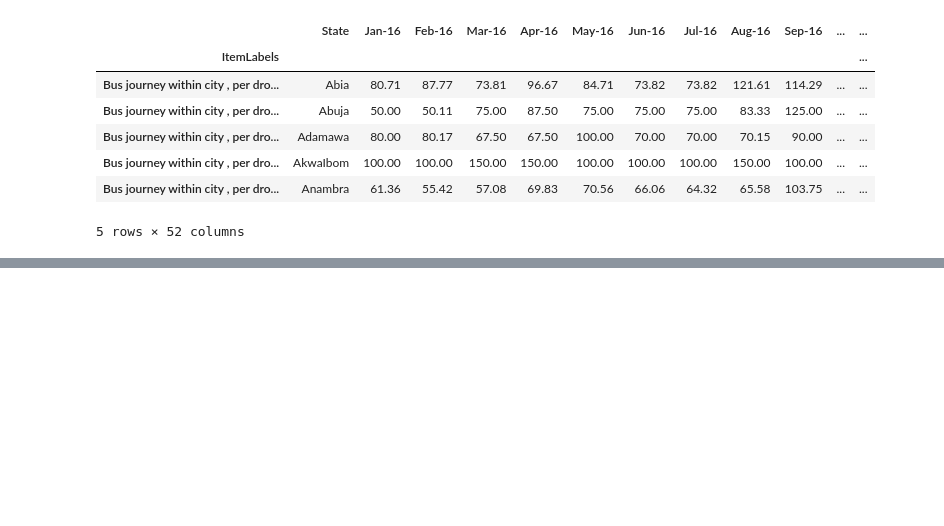
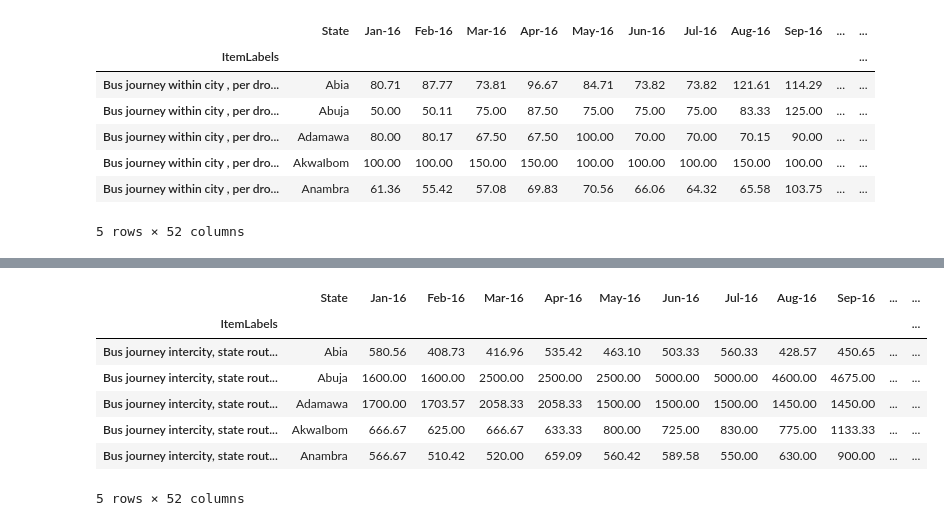
Before and after one commit to imisi-akande/tfare-watch, a Jupyter notebook: InitialDataWrangling.ipynb, the cells around one changed output, grey strips where cells are left out. Saved outputs shown, nothing was run; the diff lists cells and outputs as text; code cells hidden in the pictures; blank space fills up the shorter version.

Commit message:
preprocess datasets for inter-city bus journey

```diff
--- a/InitialDataWrangling.ipynb
+++ b/InitialDataWrangling.ipynb
@@ -164,0 +184,6 @@ states_intra_city_bus_journey_df.head(5)
+# %%
+# select a state to test the dataframe returned for the intra-city bus journey for that state
+
+abia_inter_city_bus_journey_df = inter_city_bus_journey(abia_df, 'Abia')
+
+abia_inter_city_bus_journey_df
@@ -164,0 +234,34 @@ states_intra_city_bus_journey_df.head(5)
+# %%
+# Concatenate all states with average prices for inter-city bus journey from 2016 to 2020
+
+states_list = [abia_inter_city_bus_journey_df, abuja_inter_city_bus_journey_df,
+              adamawa_inter_city_bus_journey_df, akwaibom_inter_city_bus_journey_df,
+              anambra_inter_city_bus_journey_df, bauchi_inter_city_bus_journey_df,
+              bayelsa_inter_city_bus_journey_df, benue_inter_city_bus_journey_df,
+              borno_inter_city_bus_journey_df, crossriver_inter_city_bus_journey_df,
+              delta_inter_city_bus_journey_df, ebonyi_inter_city_bus_journey_df,
+              edo_inter_city_bus_journey_df, ekiti_inter_city_bus_journey_df,
+              enugu_inter_city_bus_journey_df, gombe_inter_city_bus_journey_df,
+              imo_inter_city_bus_journey_df, jigawa_inter_city_bus_journey_df,
+              kaduna_inter_city_bus_journey_df, kano_inter_city_bus_journey_df,
+              katsina_inter_city_bus_journey_df, kebbi_inter_city_bus_journey_df,
+              kogi_inter_city_bus_journey_df, kwara_inter_city_bus_journey_df,
+              lagos_inter_city_bus_journey_df, nassarawa_inter_city_bus_journey_df,
+              niger_inter_city_bus_journey_df, ogun_inter_city_bus_journey_df,
+              ondo_inter_city_bus_journey_df, osun_inter_city_bus_journey_df,
+              oyo_inter_city_bus_journey_df, plateau_inter_city_bus_journey_df,
+              rivers_inter_city_bus_journey_df, sokoto_inter_city_bus_journey_df,
+              taraba_inter_city_bus_journey_df, yobe_inter_city_bus_journey_df,
+              zamfara_inter_city_bus_journey_df]  # List of dataframes
+
+states_inter_city_bus_journey_df = pd.concat(states_list)
+states_inter_city_bus_journey_df.head(5)
+# %% [output]
+|  | State | Jan-16 | Feb-16 | Mar-16 | Apr-16 | May-16 | Jun-16 | Jul-16 | Aug-16 | Sep-16 | ... | ... |
+| ItemLabels |  |  |  |  |  |  |  |  |  |  |  | ... |
+| Bus journey intercity, state rout... | Abia | 580.56 | 408.73 | 416.96 | 535.42 | 463.10 | 503.33 | 560.33 | 428.57 | 450.65 | ... | ... |
+| Bus journey intercity, state rout... | Abuja | 1600.00 | 1600.00 | 2500.00 | 2500.00 | 2500.00 | 5000.00 | 5000.00 | 4600.00 | 4675.00 | ... | ... |
+| Bus journey intercity, state rout... | Adamawa | 1700.00 | 1703.57 | 2058.33 | 2058.33 | 1500.00 | 1500.00 | 1500.00 | 1450.00 | 1450.00 | ... | ... |
+| Bus journey intercity, state rout... | AkwaIbom | 666.67 | 625.00 | 666.67 | 633.33 | 800.00 | 725.00 | 830.00 | 775.00 | 1133.33 | ... | ... |
+| Bus journey intercity, state rout... | Anambra | 566.67 | 510.42 | 520.00 | 659.09 | 560.42 | 589.58 | 550.00 | 630.00 | 900.00 | ... | ... |
+5 rows × 52 columns
```
Also changed, not shown: parts of 4 cells of this notebook.
